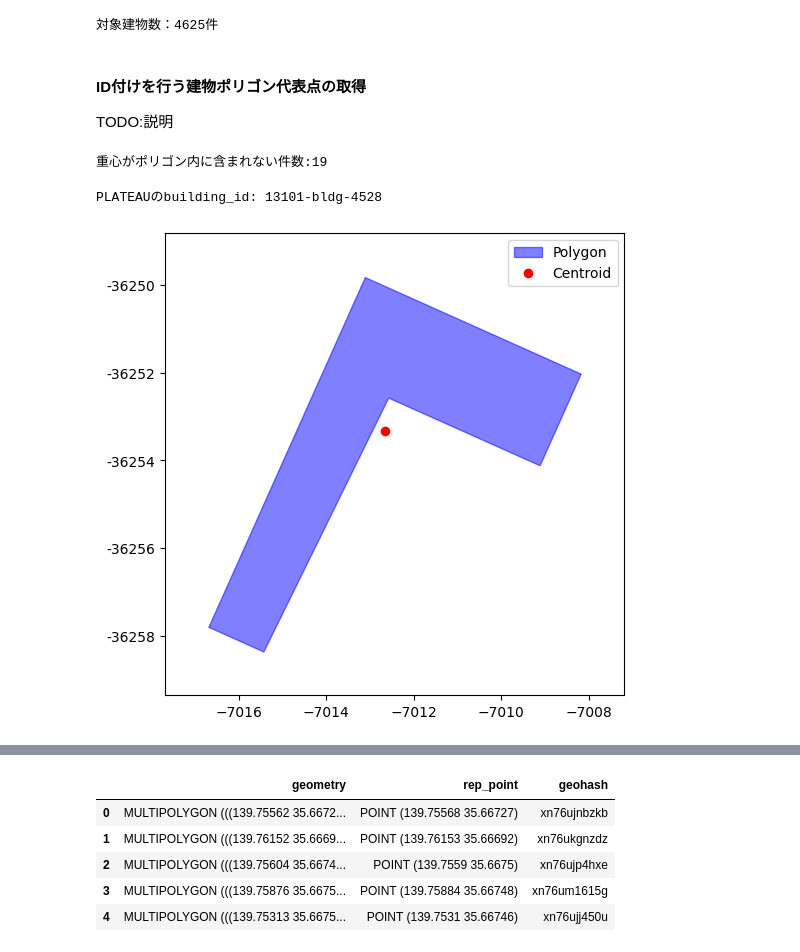
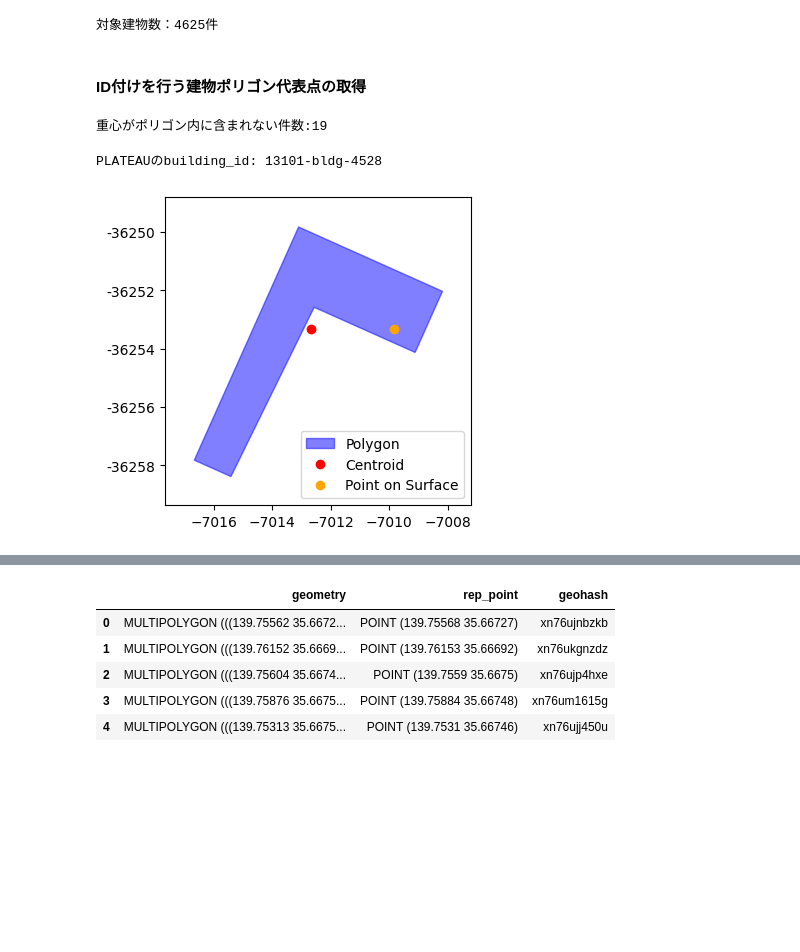
Before and after one commit to sanak/gislab-q5-building-id, a Jupyter notebook: notebooks/main.ipynb, the cells around one changed output, grey strips where cells are left out. Saved outputs shown, nothing was run; the diff lists cells and outputs as text; code cells hidden in the pictures; blank space fills up the shorter version.

```diff
--- a/notebooks/main.ipynb
+++ b/notebooks/main.ipynb
@@ -32,8 +32,6 @@ print(f'対象建物数：{gdf.shape[0]}件')
 対象建物数：4625件
 # %% [markdown]
 #### ID付けを行う建物ポリゴン代表点の取得
-
-TODO:説明
 # %%
 # 後続のジオメトリ演算処理を正確に行うため、ポリゴンジオメトリを平面直角座標系に変換
 gdf['projected_geometry'] = gdf['geometry'].to_crs('EPSG:6677')
@@ -57,36 +61,41 @@ import matplotlib.ticker as ticker
 example_row = outside_centroids.iloc[2]
 # PLATEAUのbuilding_idを表示
 print(f'PLATEAUのbuilding_id: {example_row["building_id"]}')
 
 # プロット
-fig, ax = plt.subplots(figsize=(6, 6))
+fig, ax = plt.subplots(figsize=(4, 4))
 
-# `example_row` のポリゴンと重心のみをプロット
+# `example_row` のポリゴンと重心、ポリゴン内保証点のみをプロット
 geom_series = gpd.GeoSeries(example_row["projected_geometry"])
 geom_series.plot(ax=ax, color="blue", edgecolor="blue", alpha=0.5)
 
 # 重心をプロット
 centroid_x, centroid_y = example_row["projected_centroid"].coords[0]
 ax.scatter(centroid_x, centroid_y, color="red", zorder=3, label="Centroid")
+
+# ポリゴン内保証点をプロット
+point_on_surface_x, point_on_surface_y = example_row["projected_point_on_surface"].coords[0]
+ax.scatter(point_on_surface_x, point_on_surface_y, color="orange", zorder=4, label="Point on Surface")
 
 # **プロット範囲の調整**
 bounds = example_row["projected_geometry"].bounds  # (minx, miny, maxx, maxy)
 padding = 1  # 少し余裕を持たせる
 ax.set_xlim(bounds[0] - padding, bounds[2] + padding)
 ax.set_ylim(bounds[1] - padding, bounds[3] + padding)
 
 # **カスタム凡例を作成**
 legend_elements = [
     Patch(facecolor='blue', edgecolor='blue', alpha=0.5, label='Polygon'),
-    Line2D([0], [0], marker='o', color='w', markerfacecolor='red', markersize=8, label='Centroid')
+    Line2D([0], [0], marker='o', color='w', markerfacecolor='red', markersize=8, label='Centroid'),
+    Line2D([0], [0], marker='o', color='w', markerfacecolor='orange', markersize=8, label='Point on Surface')
 ]
-ax.legend(handles=legend_elements, loc='upper right')
+ax.legend(handles=legend_elements, loc='lower right')
 
 # **Y軸のラベルを通常表記に変更**
 ax.yaxis.set_major_formatter(ticker.FormatStrFormatter("%.f"))
 
 plt.show()
 # %% [output]
 PLATEAUのbuilding_id: 13101-bldg-4528
-[figure, old version]
+[figure, new version]
 # %%
```
Also changed, not shown: parts of 12 cells of this notebook.
